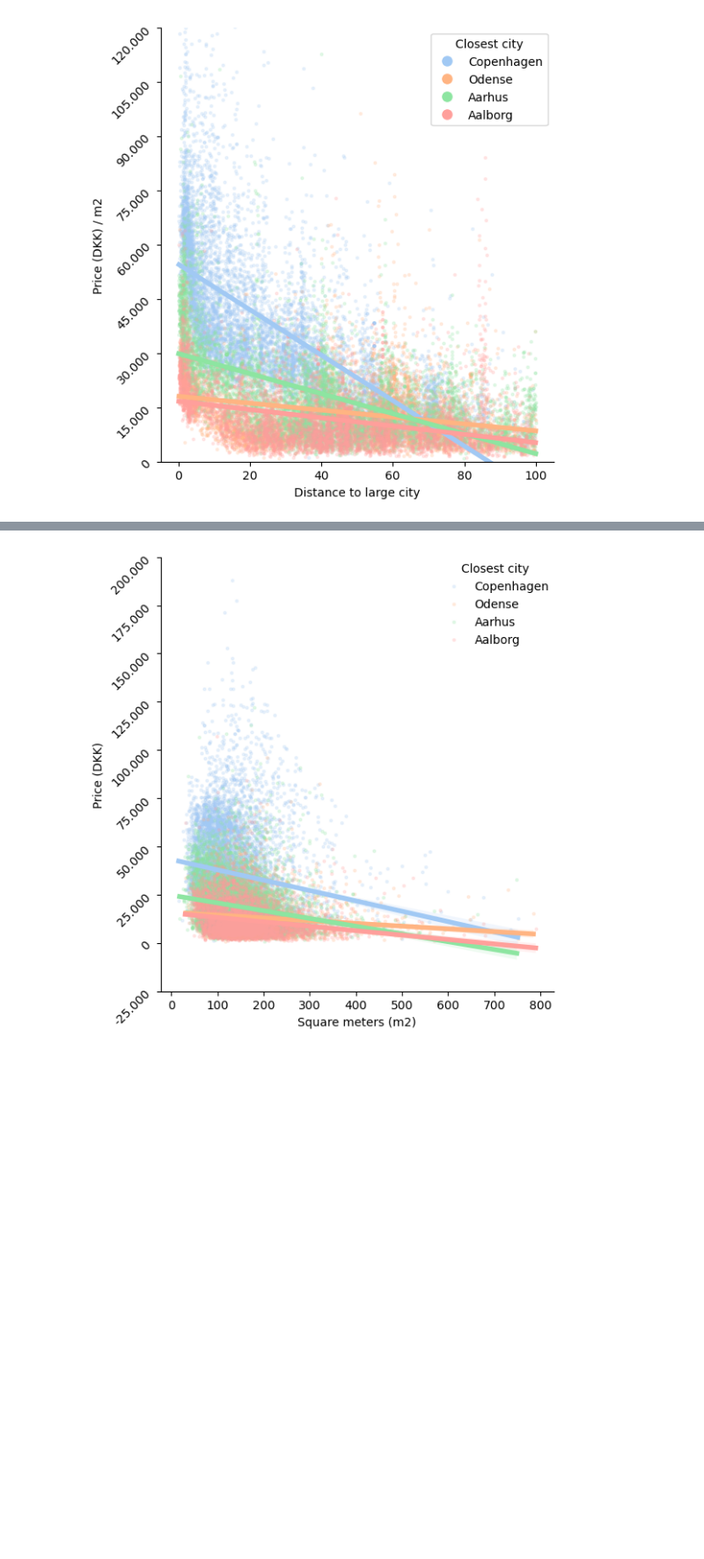
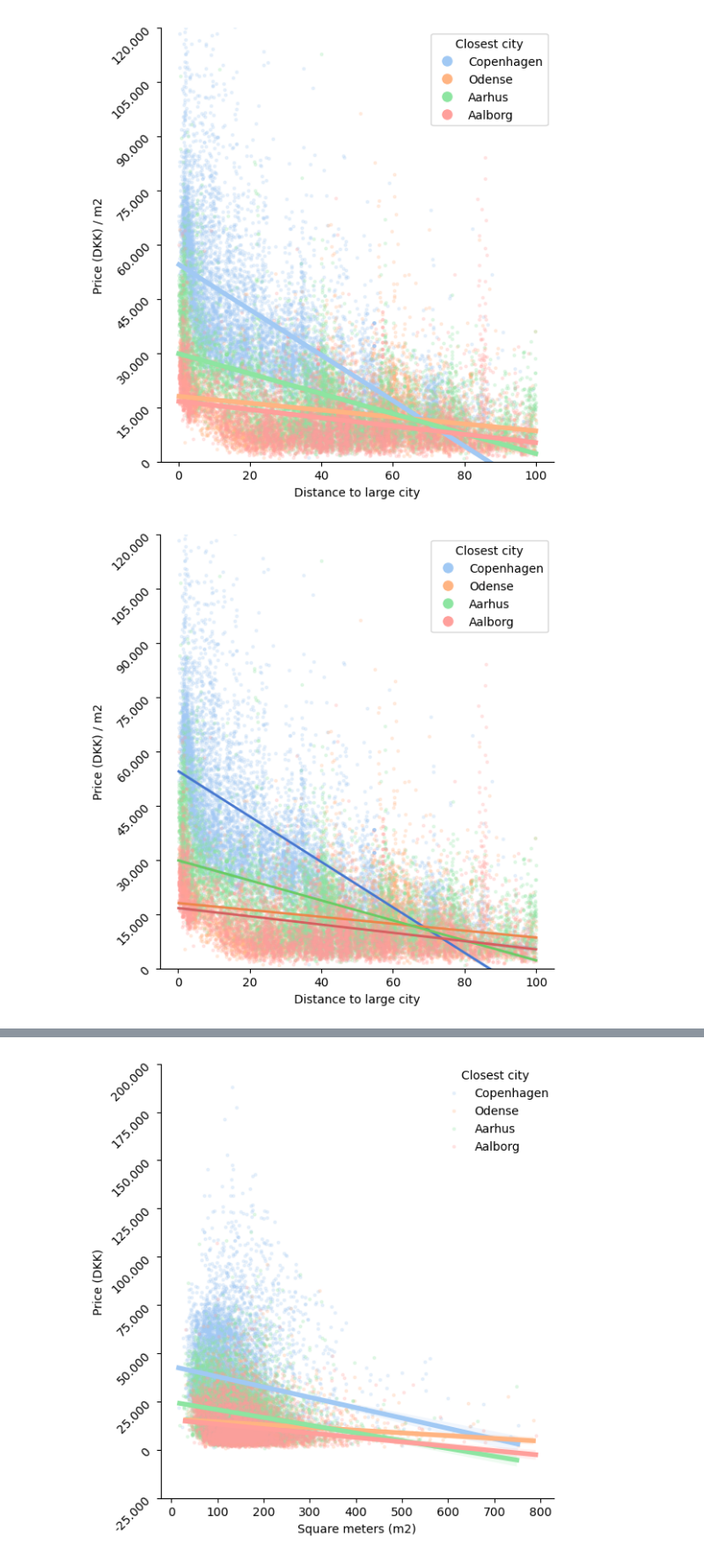
Before and after one commit to martinskafte321/Introduction-Social-Data-Science, a Jupyter notebook: Exam_project/descriptive_analysis.ipynb, the cells around one changed output, grey strips where cells are left out. Shown at 88% size. Saved outputs shown, nothing was run; the diff lists cells and outputs as text; code cells hidden in the pictures; blank space fills up the shorter version.

```diff
--- a/Exam_project/descriptive_analysis.ipynb
+++ b/Exam_project/descriptive_analysis.ipynb
@@ -149,3 +149,72 @@ plt.savefig('price_to_distance.png',dpi=100)
 # Plot sepal width as a function of sepal_length across days
 # %% [output]
 [figure]
+# %%
+# 1. Get the 'pastel' colors for the number of unique cities.
+pastel_colors = sns.color_palette("pastel", len(df['closest city'].unique()))
+
+# 2. Create darker versions of these colors for the lines.
+darkened_colors = sns.color_palette("muted", len(df['closest city'].unique())) #[sns.dark_palette(color, n_colors=4)[2] for color in pastel_colors]
+
+# Create a dictionary mapping cities to pastel colors for the scatter points
+scatter_color_dict = dict(zip(df['closest city'].unique(), pastel_colors))
+
+# Create a dictionary mapping cities to darker colors for the regression lines
+line_color_dict = dict(zip(df['closest city'].unique(), darkened_colors))
+
+ax = sns.lmplot(
+    data=df,
+    x="distance to city", y="sqm_price", hue="closest city",
+    palette=scatter_color_dict,  # Use pastel colors for scatter points
+    scatter_kws={'alpha': 0.2, 's': 5, 'marker': 'o'},
+    line_kws={'linewidth': 2, 'color': None},  # Set color to None for now; we'll adjust it next
+    height=5
+)
+
+# 3. Adjust the line colors manually
+for i, line in enumerate(ax.axes.flat[0].lines):
+    line.set_color(darkened_colors[i])
+
+# ... Rest of your code
+# ... Rest of your code ...
+# Adjust marker opacity (alpha)
+# You can adjust the alpha value as needed
+
+ax.set_axis_labels("Distance to large city", "Price (DKK) / m2")
+# Choose title for 'plot'
+# Apply the custom formatter to the y-axis
+ax.set_yticklabels(['{:,.0f}'.format(x) for x in ax.ax.yaxis.get_majorticklocs()])
+ax.ax.yaxis.set_major_formatter(mticker.FuncFormatter(format_thousands))
+plt.yticks(rotation = 45)
+ax._legend.set_title("Closest city")
+ax.set(ylim=(0, 120000))
+# Set new y-axis tick positions
+new_y_ticks = [0, 15000, 30000, 45000, 60000, 75000, 90000,105000,120000]
+ax.ax.yaxis.set_ticks(new_y_ticks)
+#legend = ax._legend
+
+#sns.move_legend(ax, "upper left", bbox_to_anchor=(0.5, 1))
+
+
+# when saving, specify the DPI
+
+# Remove the default legend
+ax._legend.remove()
+
+# Create custom legend handles with increased marker size
+legend_patches = [
+    plt.Line2D([0], [0], marker='o', color='w', markerfacecolor=color, markersize=10, label=day)
+    for color, day in zip(ax._colors, df['closest city'].unique())
+]
+# Add the custom legend to the plot
+plt.legend(handles=legend_patches, title='Closest city', loc='upper right')
+figure = plt.gcf()
+
+figure.set_size_inches(8, 6)
+
+plt.savefig('price_to_distance_2.png',dpi=200)
+
+# Plot sepal width as a function of sepal_length across days
+plt.show()
+# %% [output]
+[figure, added]
```
Also changed, not shown: parts of 1 cell of this notebook, 55 other files.
